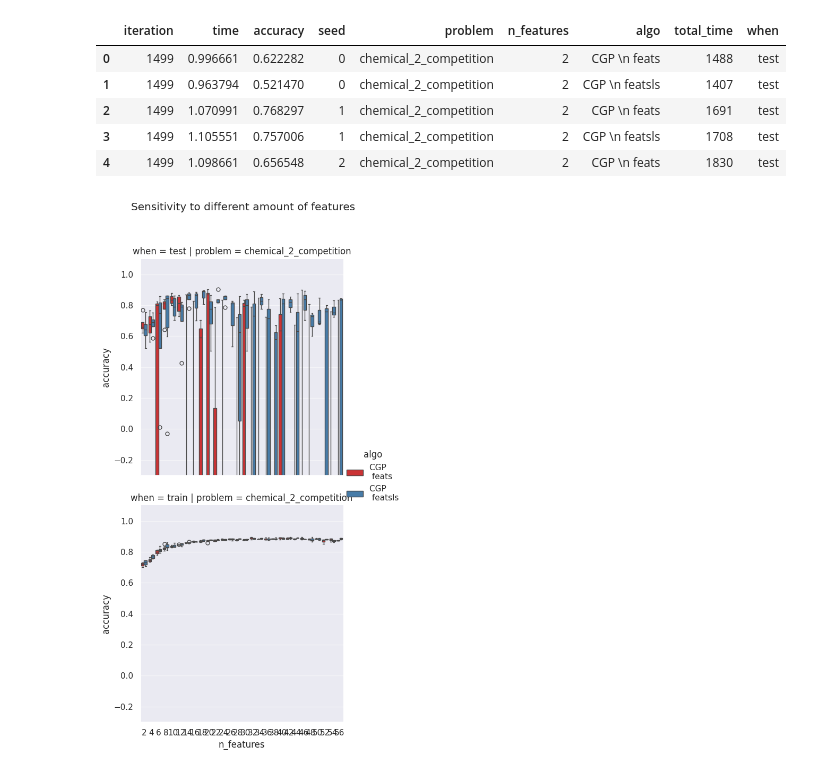
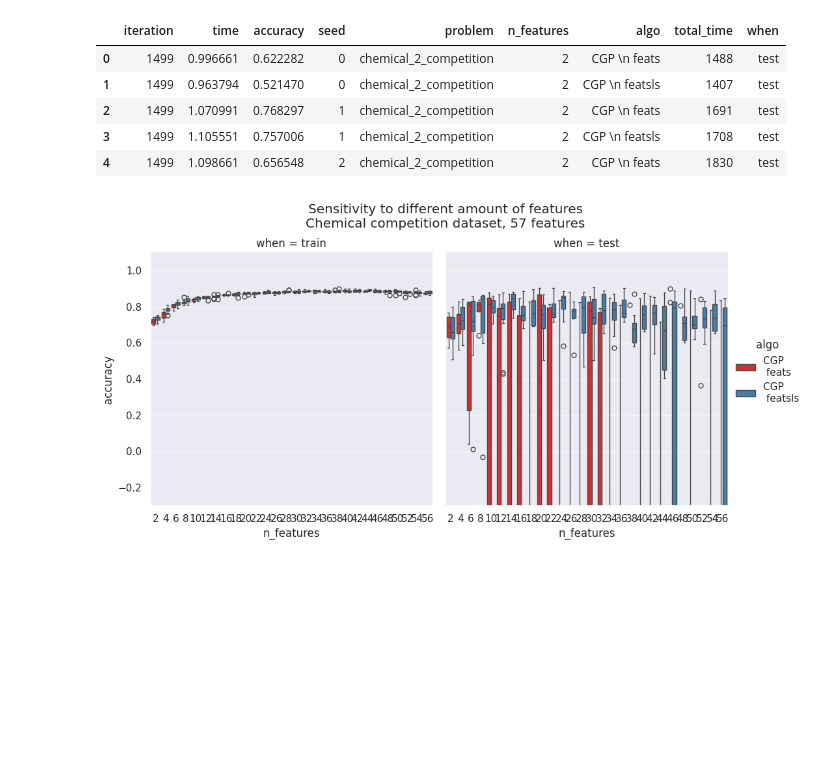
Before and after one commit to giorgia-nadizar/genepax, a Jupyter notebook: results/analysis_feats.ipynb, the cells around one changed output. Cells and saved outputs as stored; diff of their text form; code cells hidden in the pictures; blank space fills up the shorter version.

```diff
--- a/results/analysis_feats.ipynb
+++ b/results/analysis_feats.ipynb
@@ -450,13 +450,19 @@ final_sensitivity_df.head()
 | 3 | 1499 | 1.105551 | 0.757006 | 1 | chemical_2_competition | 2 | CGP \n featsls | 1708 | test |
 | 4 | 1499 | 1.098661 | 0.656548 | 2 | chemical_2_competition | 2 | CGP \n feats | 1830 | test |
 # %%
-g = sns.catplot(x="n_features", y="accuracy", hue="algo", data=final_sensitivity_df, col="problem", row="when",
+g = sns.catplot(x="n_features",
+                y="accuracy",
+                hue="algo",
+                data=final_sensitivity_df,
+                # col="problem",
+                col_order=["train", "test"],
+                col="when",
                 kind="box", palette="Set1", sharex=True)  #height=3, aspect=2,
-g.figure.suptitle("Sensitivity to different amount of features", y=1.05)  # Add title above the plot
+g.figure.suptitle("Sensitivity to different amount of features\nChemical competition dataset, 57 features", y=1.07)
 plt.ylim(-.3, 1.1)
 plt.show()
 # %% [output]
-[figure, old version]
+[figure, new version]
 # %%
 g = sns.relplot(
     data=final_sensitivity_df,
```
Also changed, not shown: parts of 9 cells of this notebook, 1 other file.
